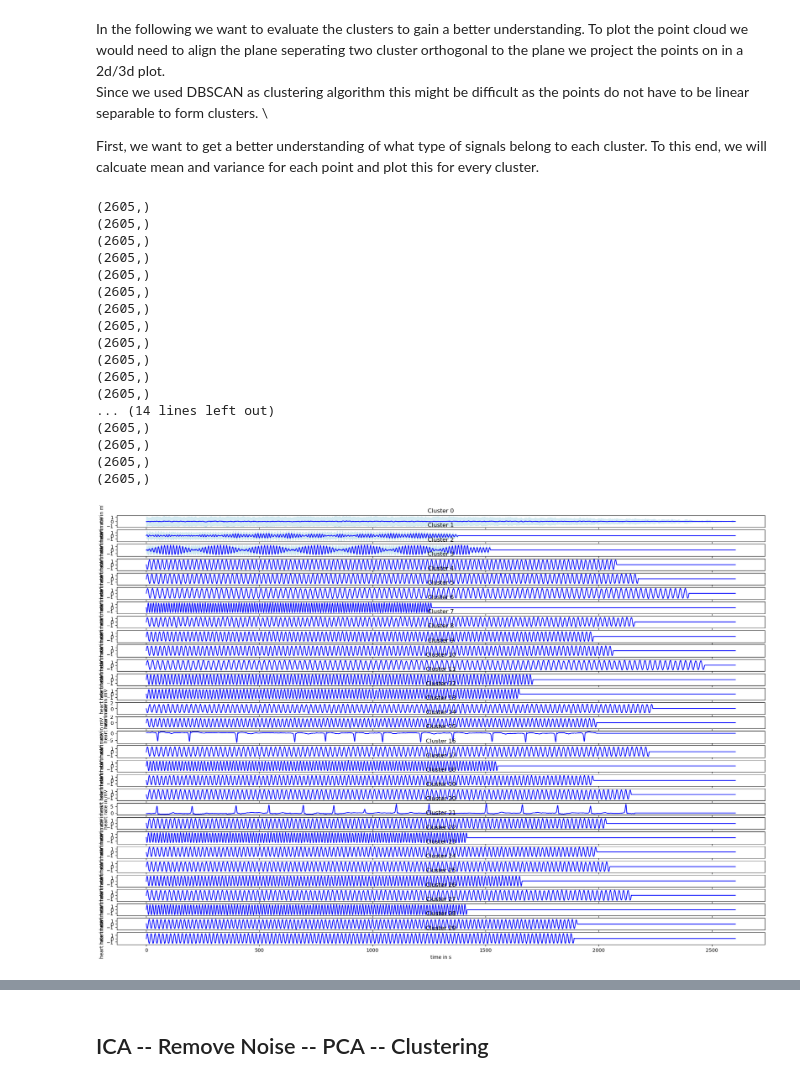
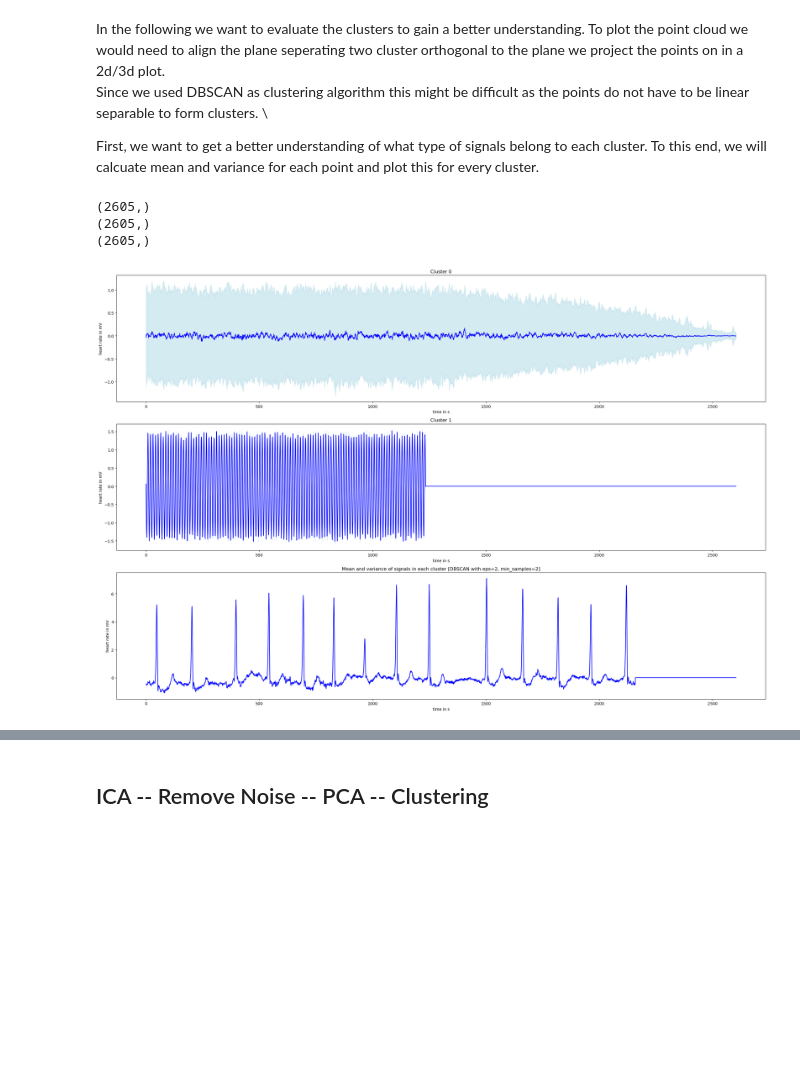
Before and after one commit to Hydropic/Unsupervised-Team-8, a Jupyter notebook: problem-2/jette.ipynb, the cells around one changed output, grey strips where cells are left out. Saved outputs shown, nothing was run; the diff lists cells and outputs as text; code cells hidden in the pictures; blank space fills up the shorter version.

```diff
--- a/problem-2/jette.ipynb
+++ b/problem-2/jette.ipynb
@@ -368,5 +373,5 @@ Variance kept: (1686.8330947090558+0j), total variance: (1859.037839906745-2.958
 # %%
-pca = PCA(n_components=10)
+pca = PCA(n_components=300)
 X = pca.fit_transform(all_signals)
 # %% [markdown]
 ### Clustering
@@ -375,7 +380,10 @@ In class we discussed the different methods and came to the conclusion that DBSC
 
 The first method we will try to use is DBSCAN:
 # %%
-cluster = DBSCAN(eps=1, min_samples=2, metric='euclidean').fit(X)
+eps = 2
+min_samples = 2
+
+cluster = DBSCAN(eps=eps, min_samples=min_samples, metric='euclidean').fit(X)
 
 # print(cluster.labels_)
 print(f'DBSCAN found {len(np.unique(cluster.labels_))} clusters')
@@ -389,49 +397,38 @@ Since we used DBSCAN as clustering algorithm this might be difficult as the poin
 
 First, we want to get a better understanding of what type of signals belong to each cluster. To this end, we will calcuate mean and variance for each point and plot this for every cluster.
 # %%
+%matplotlib inline
+
 fig, ax = plt.subplots(nrows=len(np.unique(cluster.labels_)), ncols=1, figsize=(24,16))
 
 for idx, label in enumerate(np.unique(cluster.labels_)):
     indices = np.argwhere(cluster == label)
     signals = all_signals[np.where(cluster.labels_ == label)]
 
 
 
     # Calculate the mean and variance across the curves
     mean_curve = np.mean(signals, axis=0)
     print(mean_curve.shape)
     variance_curve = np.var(signals, axis=0)
 
     # Plot the mean curve
     ax[idx].plot(mean_curve, label='Mean Curve', color='blue')
 
     # Plot the variance as a shaded area (e.g., 1 standard deviation around the mean)
     std_dev = np.sqrt(variance_curve)
     ax[idx].fill_between(range(len(mean_curve)), mean_curve - std_dev, mean_curve + std_dev, color='lightblue', alpha=0.5, label='Variance')
 
 
     ax[idx].title.set_text(f'Cluster {idx}')
     ax[idx].set_xlabel('time in s')
     ax[idx].set_ylabel('heart rate in mV')
 
 plt.tight_layout()
+plt.title(f'Mean and variance of signals in each cluster [DBSCAN with eps={eps}, min_samples={min_samples}]')
 plt.show()
 # %% [output]
 (2605,)
 (2605,)
 (2605,)
-(2605,)
-(2605,)
-(2605,)
-(2605,)
-(2605,)
-(2605,)
-(2605,)
-(2605,)
-(2605,)
-... (14 lines left out)
-(2605,)
-(2605,)
-(2605,)
-(2605,)
-[figure, old version]
+[figure, new version]
```
Also changed, not shown: parts of 24 cells of this notebook.
